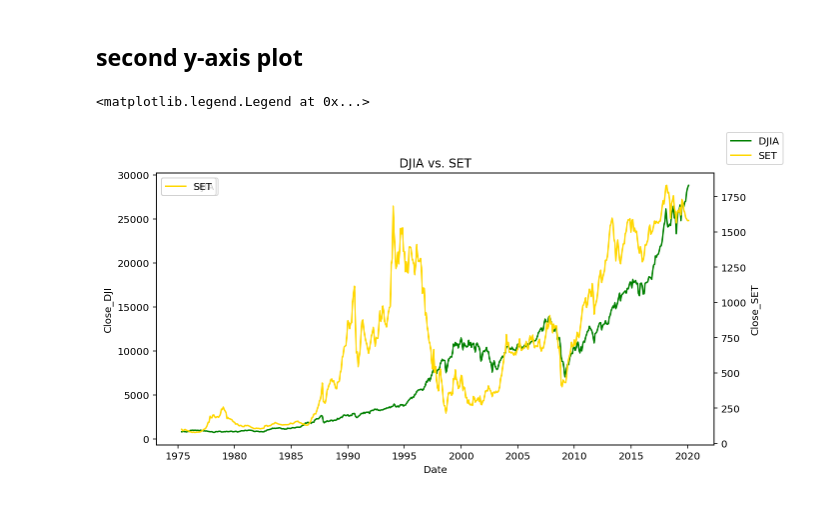
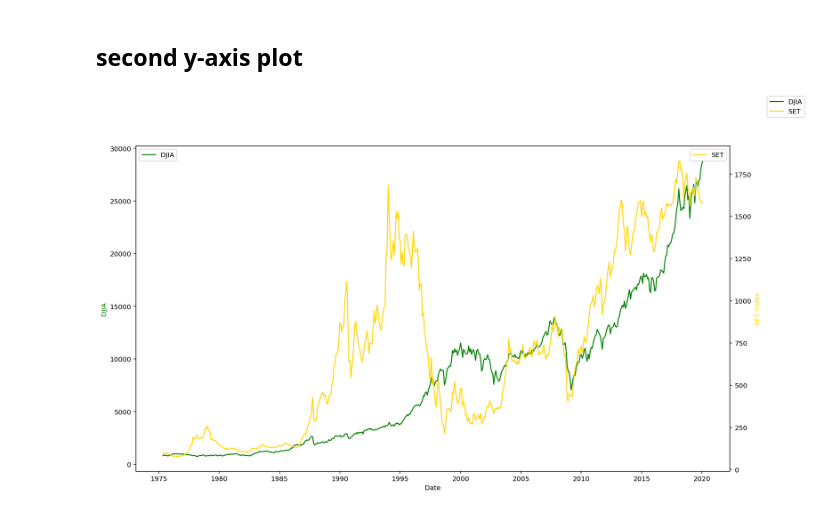
Before and after one commit to prasertcbs/seaborn, a Jupyter notebook: seaborn_second_y_axis.ipynb, the cells around one changed output. Cells and saved outputs as stored; diff of their text form; code cells hidden in the pictures.

```diff
--- a/seaborn_second_y_axis.ipynb
+++ b/seaborn_second_y_axis.ipynb
@@ -96,15 +101,15 @@ sns.lineplot(df.index, df['Close_SET'])
 # %% [markdown]
 ## second y-axis plot
 # %%
-fig, ax = plt.subplots(figsize=(10, 5))
-sns.lineplot(df.index, df['Close_DJI'], ax=ax, color='green', label='DJIA')
-
+fig, ax = plt.subplots(figsize=(16, 9))
+sns.lineplot(x=df.index, y=df['Close_DJI'], ax=ax, label='DJIA', color='green')
+ax.set_ylabel('DJIA', color='green')
 ax2=ax.twinx()
-
-sns.lineplot(df.index, df['Close_SET'], ax=ax2, color='gold', label='SET')
-
-plt.title('DJIA vs. SET')
+sns.lineplot(x=df.index, y=df['Close_SET'], ax=ax2, label='SET', color='gold')
+ax2.set_ylabel('SET index', color='gold')
 fig.legend()
+# plt.savefig('DJIA_SET.png')
+# plt.savefig('DJIA_SET2.png', dpi=150)
+# plt.savefig('DJIA_SET2.svg')
 # %% [output]
-<matplotlib.legend.Legend at 0x...>
-[figure, old version]
+[figure, new version]
```
Also changed, not shown: parts of 7 cells of this notebook, 2 other files.
